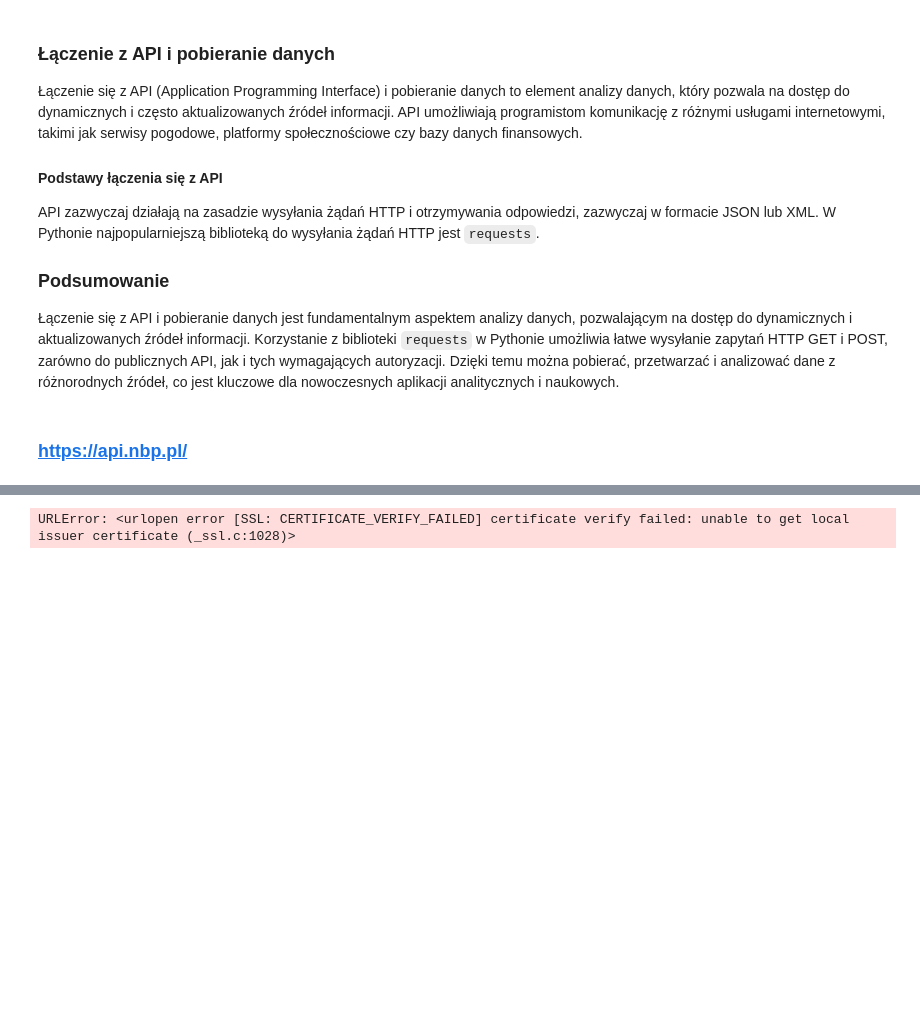
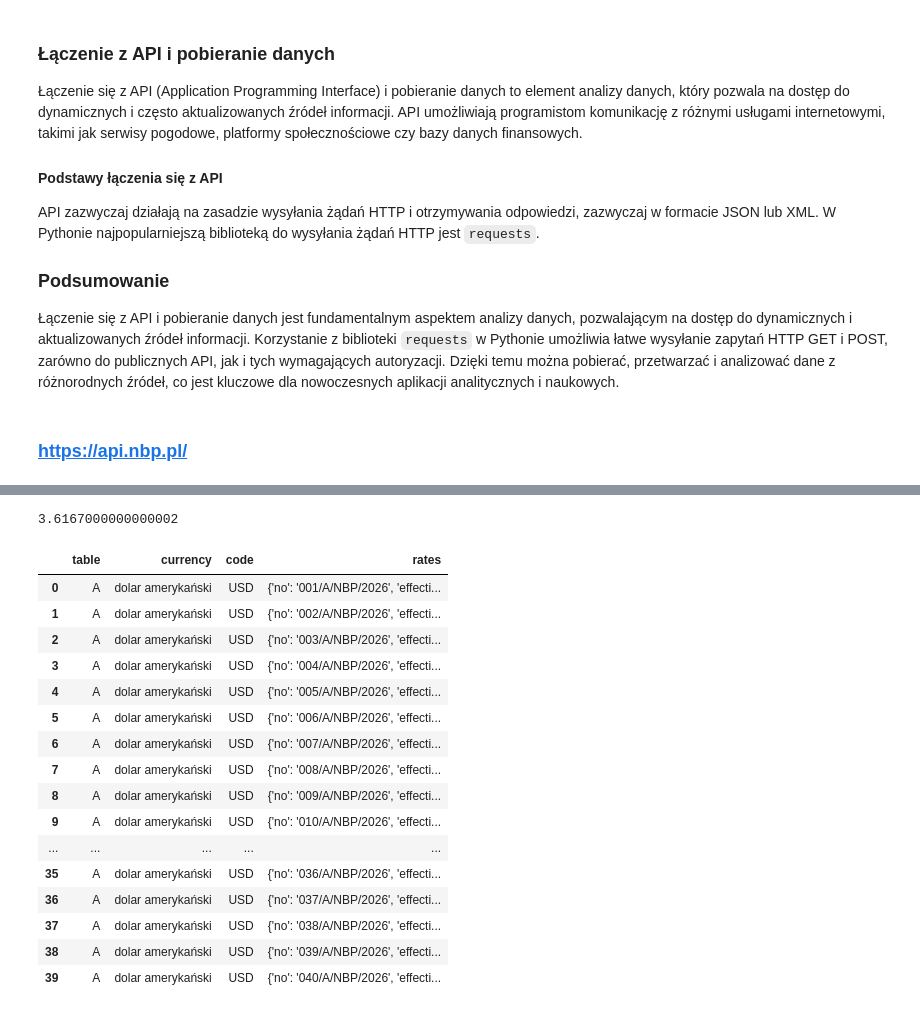
Before and after one commit to tomasz450/Analiza-danych-w-Python-11.05.26, a Jupyter notebook: 5. Dane tekstowe i API/Dane tekstowe i API.ipynb, the cells around one changed output, grey strips where cells are left out. Cells and saved outputs as stored; diff of their text form; code cells hidden in the pictures; blank space fills up the shorter version.

```diff
--- a/5. Dane tekstowe i API/Dane tekstowe i API.ipynb
+++ b/5. Dane tekstowe i API/Dane tekstowe i API.ipynb
@@ -144,2 +142,8 @@ import pandas as pd
+# %%
+import pandas as pd
+pd.set_option('display.max_rows', None)           # wszystkie wiersze
+pd.set_option('display.max_columns', None)        # wszystkie kolumny
+pd.set_option('display.max_colwidth', None)       # pełna szerokość kolumny
+pd.set_option('display.width', None)              # pełna szerokość wyświetlania
 # %% [markdown]
 ### https://api.nbp.pl/
@@ -146,4 +166,30 @@ import pandas as pd
+# %%
+data['rates'][0]['mid']
+# %% [output]
+3.6167000000000002
 # %%
-pd.read_json('https://api.nbp.pl/api/exchangerates/rates/a/chf/')
+waluta = 'USD'
+start = '2026-01-01'
+end = '2026-03-01'
-# %% [output]
-URLError: <urlopen error [SSL: CERTIFICATE_VERIFY_FAILED] certificate verify failed: unable to get local issuer certificate (_ssl.c:1028)>
+# %%
+response = requests.get('http://api.nbp.pl/api/exchangerates/rates/a/' + waluta +'/' + start + '/' + end + '/', verify=False)
+zapytanie = pd.read_json(StringIO(response.text))
+zapytanie
+# %% [output]
+|  | table | currency | code | rates |
+| 0 | A | dolar amerykański | USD | {'no': '001/A/NBP/2026', 'effecti... |
+| 1 | A | dolar amerykański | USD | {'no': '002/A/NBP/2026', 'effecti... |
+| 2 | A | dolar amerykański | USD | {'no': '003/A/NBP/2026', 'effecti... |
+| 3 | A | dolar amerykański | USD | {'no': '004/A/NBP/2026', 'effecti... |
+| 4 | A | dolar amerykański | USD | {'no': '005/A/NBP/2026', 'effecti... |
+| 5 | A | dolar amerykański | USD | {'no': '006/A/NBP/2026', 'effecti... |
+| 6 | A | dolar amerykański | USD | {'no': '007/A/NBP/2026', 'effecti... |
+| 7 | A | dolar amerykański | USD | {'no': '008/A/NBP/2026', 'effecti... |
+| 8 | A | dolar amerykański | USD | {'no': '009/A/NBP/2026', 'effecti... |
+| 9 | A | dolar amerykański | USD | {'no': '010/A/NBP/2026', 'effecti... |
+| ... | ... | ... | ... | ... |
+| 35 | A | dolar amerykański | USD | {'no': '036/A/NBP/2026', 'effecti... |
+| 36 | A | dolar amerykański | USD | {'no': '037/A/NBP/2026', 'effecti... |
+| 37 | A | dolar amerykański | USD | {'no': '038/A/NBP/2026', 'effecti... |
+| 38 | A | dolar amerykański | USD | {'no': '039/A/NBP/2026', 'effecti... |
+| 39 | A | dolar amerykański | USD | {'no': '040/A/NBP/2026', 'effecti... |
```
Also changed, not shown: parts of 7 cells of this notebook.
